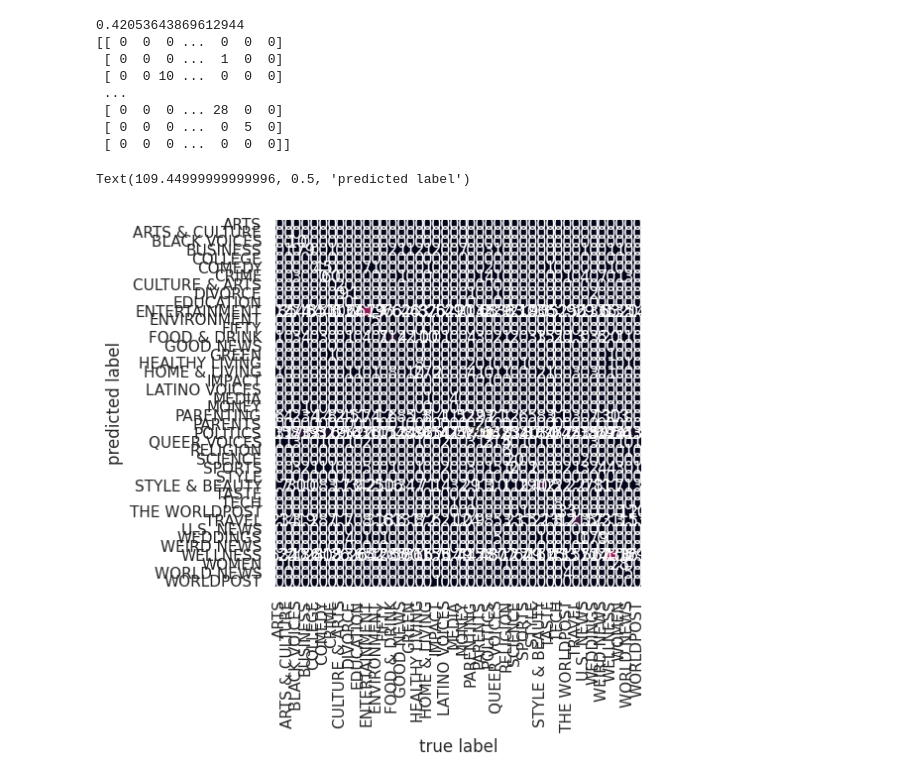
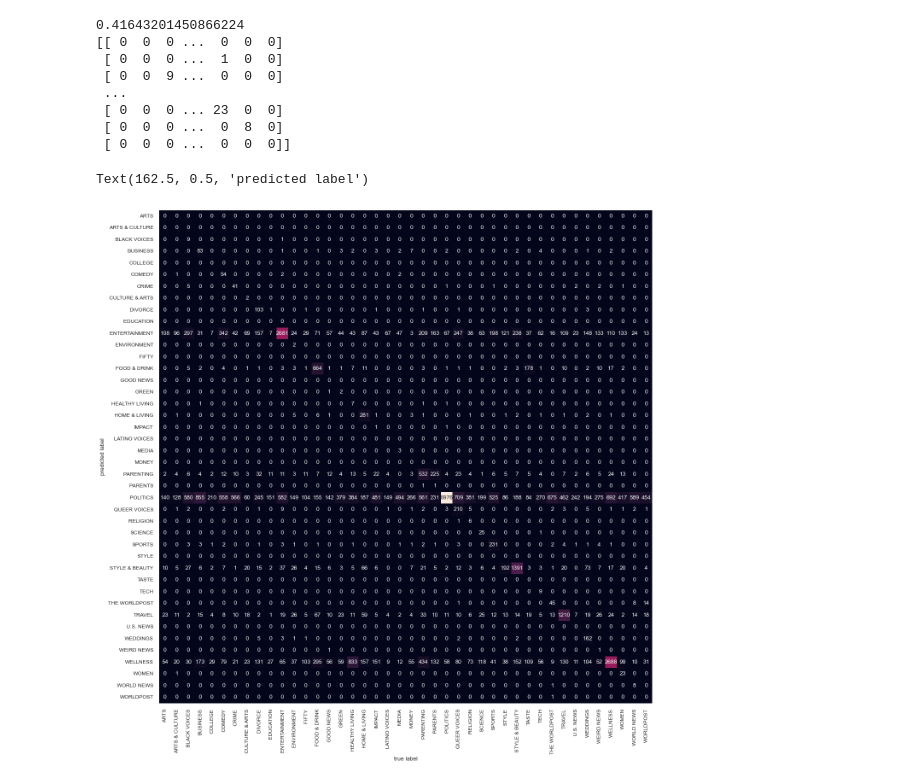
Before and after one commit to thisischrisnow/ml-news-analysis, a Jupyter notebook: notebooks/ml-news-analysis.ipynb, the cells around one changed output. Saved outputs shown, nothing was run; the diff lists cells and outputs as text; code cells hidden in the pictures.

```diff
--- a/notebooks/ml-news-analysis.ipynb
+++ b/notebooks/ml-news-analysis.ipynb
@@ -75,28 +92,42 @@ array(['HOME & LIVING', 'POLITICS', 'POLITICS', ..., 'POLITICS',
+# %%
+from sklearn.feature_extraction.text import TfidfVectorizer
+
+tfidf_vect = TfidfVectorizer()
+train_x_tfidf = tfidf_vect.fit_transform(x_train, y_train_encoded)
+# %%
+from sklearn import svm
+
+svm_model = svm.SVC(kernel='linear')
+svm_model.fit(train_x_tfidf, y_train_encoded)
+# %%
+predictions = svm_model.predict(x_test)
 # %%
 from sklearn.metrics import confusion_matrix, f1_score
 
 category_names = pd.unique(y_train).sort_values()
-mat = confusion_matrix(y_test, labels, labels=category_names)
-f1_score_result = f1_score(y_test, labels, average='micro')
+mat = confusion_matrix(y_test_encoded, predictions)
+f1_score_result = f1_score(y_test_encoded, predictions, average='micro')
 # %%
 import matplotlib.pyplot as plt
 import seaborn as sns; sns.set()
 
 print(f1_score_result)
 
 print(mat)
 
+plt.rcParams.update({'font.size': 8, 'figure.figsize': [15, 15]})
+sns.set(font_scale=0.8)
 sns.heatmap(mat.T, square=True, annot=True, fmt='d', cbar=False, xticklabels=category_names, yticklabels=category_names)
 plt.xlabel('true label')
 plt.ylabel('predicted label')
 # %% [output]
-0.42053643869612944
+0.41643201450866224
 [[ 0  0  0 ...  0  0  0]
  [ 0  0  0 ...  1  0  0]
- [ 0  0 10 ...  0  0  0]
+ [ 0  0  9 ...  0  0  0]
  ...
- [ 0  0  0 ... 28  0  0]
- [ 0  0  0 ...  0  5  0]
+ [ 0  0  0 ... 23  0  0]
+ [ 0  0  0 ...  0  8  0]
  [ 0  0  0 ...  0  0  0]]
-Text(109.44999999999996, 0.5, 'predicted label')
+Text(162.5, 0.5, 'predicted label')
-[figure, old version]
+[figure, new version]
```
Also changed, not shown: parts of 15 cells of this notebook, 1 other file.
